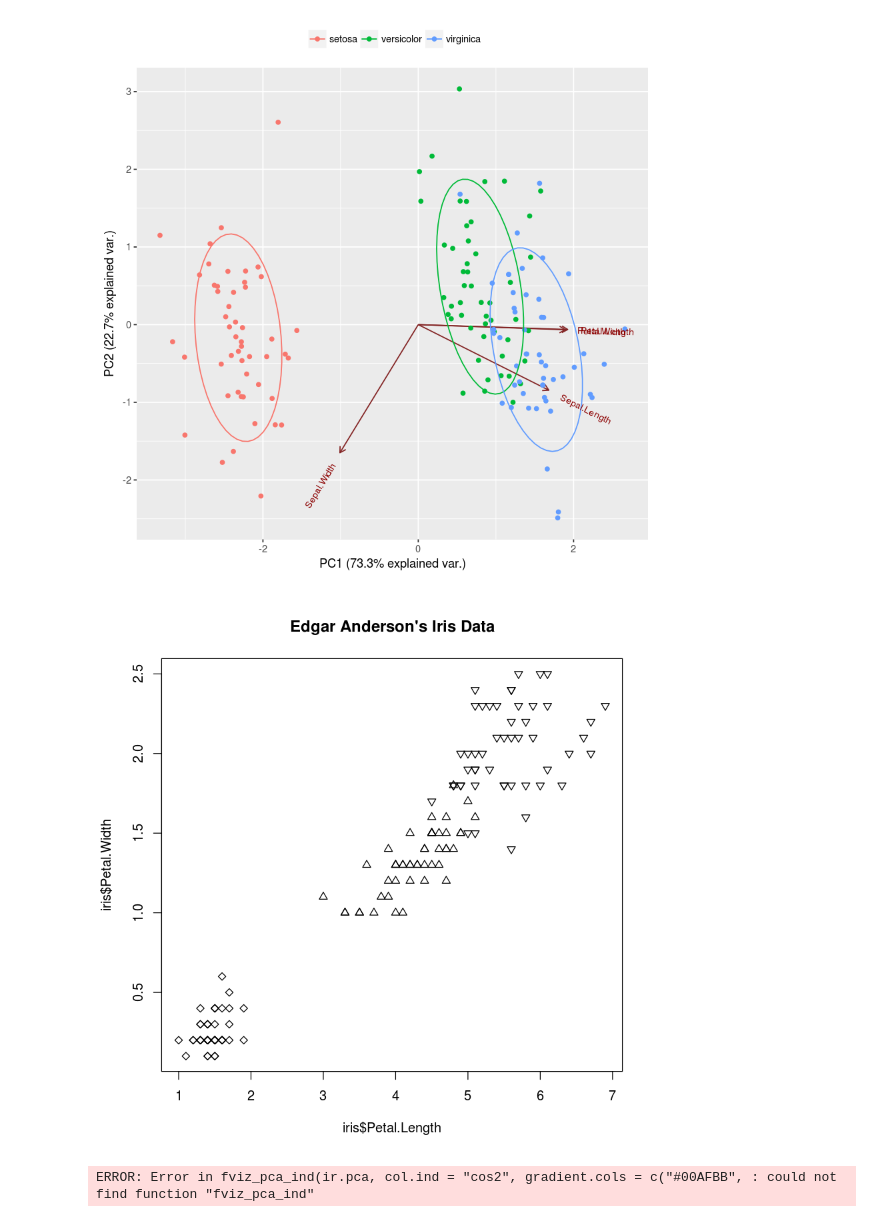
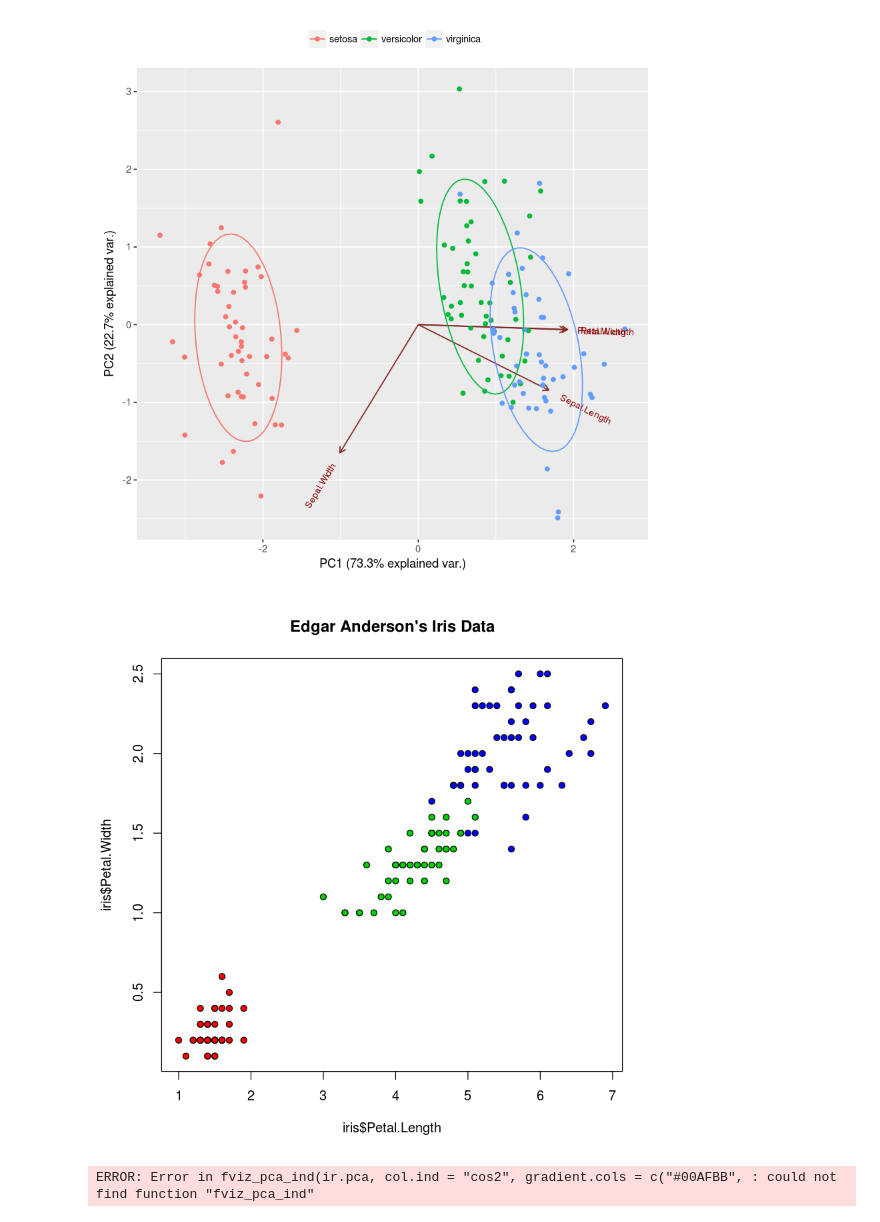
Before and after one commit to manhquan110/dump, a Jupyter notebook: iris-db.ipynb, the cells around one changed output. Saved outputs shown, nothing was run; the diff lists cells and outputs as text; code cells hidden in the pictures.

```diff
--- a/iris-db.ipynb
+++ b/iris-db.ipynb
@@ -71,9 +71,9 @@ print(g)
 # %% [output]
 [figure]
 # %%
-plot(iris$Petal.Length, iris$Petal.Width, pch=c(23,24,25)[unclass(iris$Species)], main="Edgar Anderson's Iris Data")
+plot(iris$Petal.Length, iris$Petal.Width, pch=21, bg=c("red","green3","blue")[unclass(iris$Species)], main="Edgar Anderson's Iris Data")
 # %% [output]
-[figure, old version]
+[figure, new version]
 # %%
 # Graph of individuals. Individuals with a similar profile are grouped together.
 fviz_pca_ind(ir.pca,
```
